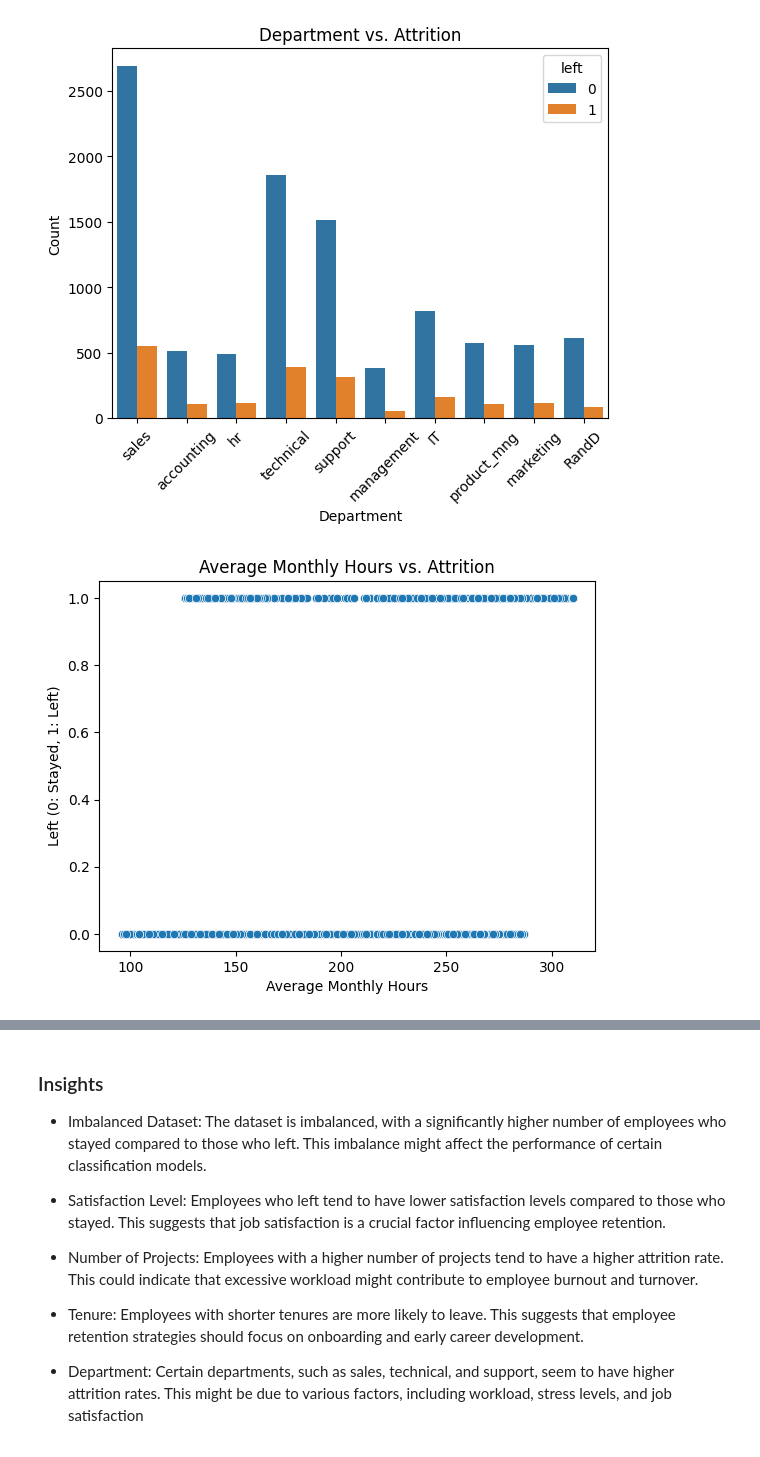
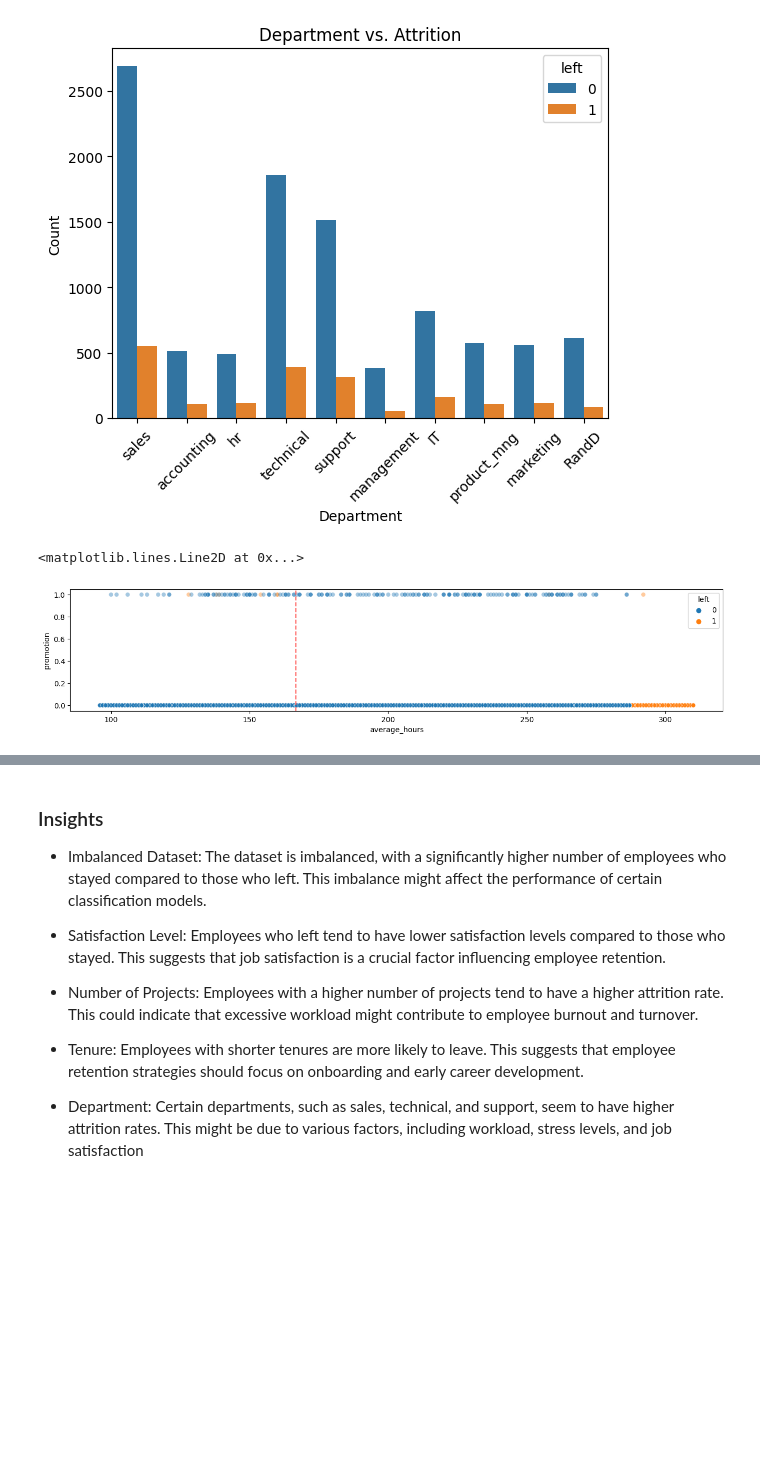
Before and after one commit to ajeronimoguerra/Case-Study-in-R---Amazon-BestBookselling-09-22, a Jupyter notebook: high-employee-turnover-rate.ipynb, the cells around one changed output, grey strips where cells are left out. Cells and saved outputs as stored; diff of their text form; code cells hidden in the pictures; blank space fills up the shorter version.

```diff
--- a/high-employee-turnover-rate.ipynb
+++ b/high-employee-turnover-rate.ipynb
@@ -441,12 +457,11 @@ plt.xticks(rotation=45)
 plt.show()
 # %% [output]
 [figure]
-# %%
-# Visualize the relationship between average monthly hours and attrition
-sns.scatterplot(x='average_hours', y='left', data=df0_no_duplicates)
-plt.title('Average Monthly Hours vs. Attrition')
-plt.xlabel('Average Monthly Hours')
-plt.ylabel('Left (0: Stayed, 1: Left)')
-plt.show()
-# %% [output]
-[figure, removed]
+# %%
+# Create plot to examine relationship between `average_monthly_hours` and `promotion_last_5years`
+plt.figure(figsize=(16, 3))
+sns.scatterplot(data=df0_no_duplicates, x='average_hours', y='promotion', hue='left', alpha=0.4)
+plt.axvline(x=166.67, color='#ff6361', ls='--')
+# %% [output]
+<matplotlib.lines.Line2D at 0x...>
+[figure, added]
```
Also changed, not shown: parts of 9 cells of this notebook.
